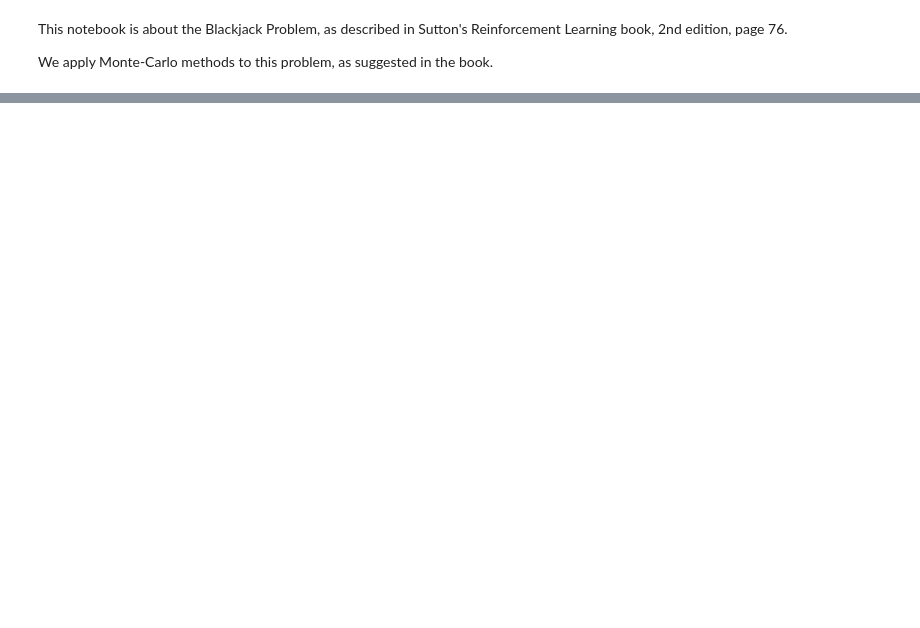
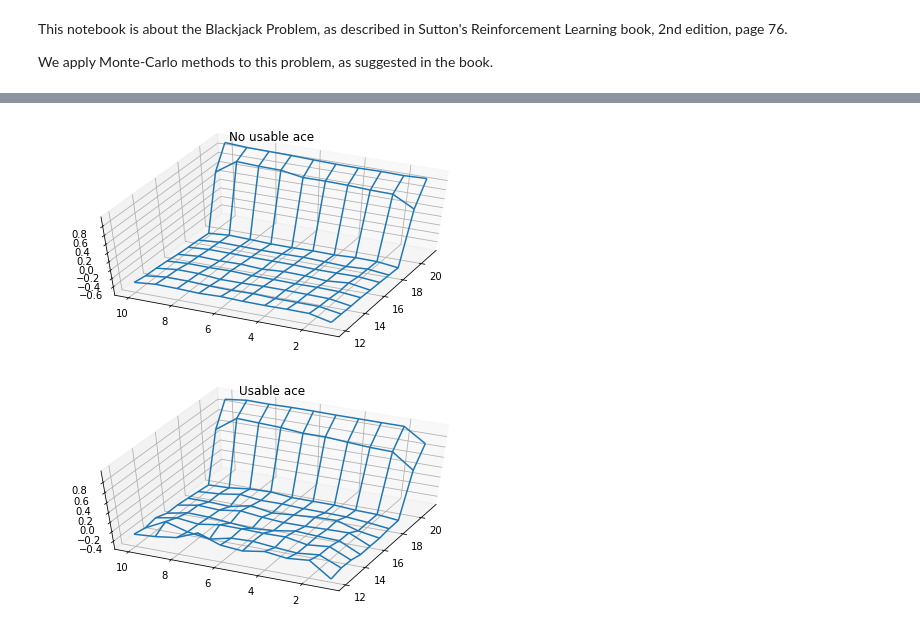
Before and after one commit to alphatamago/baserl, a Jupyter notebook: Blackjack_Problem_Sutton_RL_book_chapter5.ipynb, the cells around one changed output, grey strips where cells are left out. Drawn from its saved outputs; the diff is of its cells as text; code cells hidden in the pictures; blank space fills up the shorter version.

```diff
--- a/Blackjack_Problem_Sutton_RL_book_chapter5.ipynb
+++ b/Blackjack_Problem_Sutton_RL_book_chapter5.ipynb
@@ -60,0 +71,6 @@ visualize_blackjack_v(v)
+# %%
+# After 500K episodes
+visualize_blackjack_v(v_history[-1])
+# %% [output]
+[figure, added]
+[figure, added]
```
Also changed, not shown: parts of 13 cells of this notebook, 3 other files.
